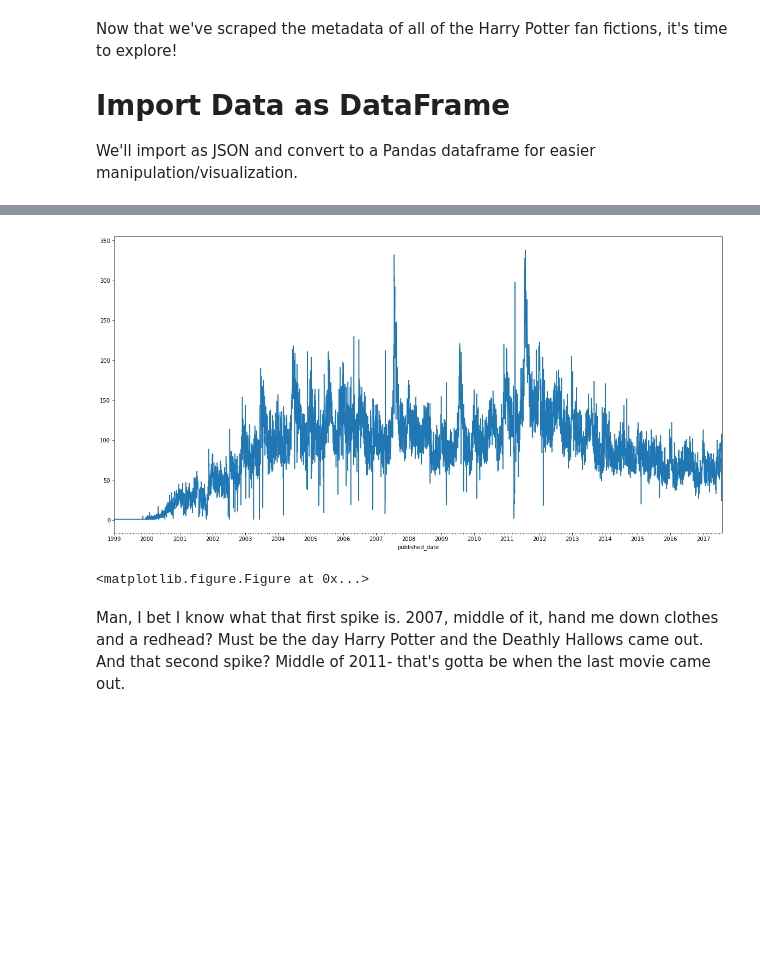
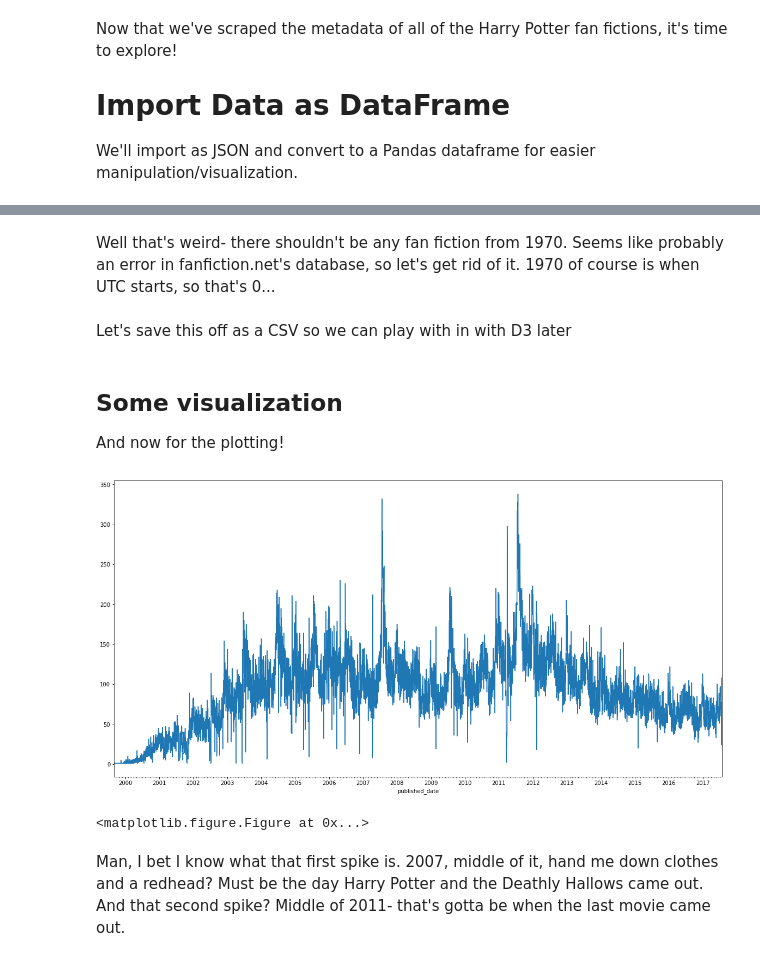
Before and after one commit to allisonking/fanfic-analysis, a Jupyter notebook: notebooks/Explore.ipynb, the cells around one changed output, grey strips where cells are left out. Saved outputs shown, nothing was run; the diff lists cells and outputs as text; code cells hidden in the pictures; blank space fills up the shorter version.

```diff
--- a/notebooks/Explore.ipynb
+++ b/notebooks/Explore.ipynb
@@ -59,0 +61,3 @@ max_year = datetime.datetime.strptime("2017-07-31", '%Y-%m-%d')
+# %%
+grouped = dev.groupby('published_date').published_date.count()
+grouped.head()
@@ -59,0 +72,8 @@ max_year = datetime.datetime.strptime("2017-07-31", '%Y-%m-%d')
+# %% [markdown]
+Well that's weird- there shouldn't be any fan fiction from 1970. Seems like probably an error in fanfiction.net's database, so let's get rid of it. 1970 of course is when UTC starts, so that's 0...
+# %%
+mistake = convertToDateTimeObj(0).date()
+
+grouped = grouped.drop(mistake)
+# %% [markdown]
+Let's save this off as a CSV so we can play with in with D3 later
@@ -60,31 +83,30 @@ max_year = datetime.datetime.strptime("2017-07-31", '%Y-%m-%d')
+# %% [markdown]
+## Some visualization
+And now for the plotting!
 # %%
 %matplotlib inline
 import matplotlib.pyplot as plt
 import matplotlib.dates as mdates
 plt.rcParams['figure.figsize'] = (20,10)
 
 # took the x axis tick labeling from https://matplotlib.org/devdocs/gallery/api/date.html
 years = mdates.YearLocator()   # every year
 months = mdates.MonthLocator()  # every month
 yearsFmt = mdates.DateFormatter('%Y')
 
-# group by published date and count number of fanfics
-published_grouped = dev.groupby('published_date').published_date.count()
+# plot!
+ax = grouped.plot()
 
-# plot!
-ax = published_grouped.plot()
-
-years.tick_values(min_year, max_year)
 # format
 ax.xaxis.set_major_locator(years)
 ax.xaxis.set_major_formatter(yearsFmt)
 ax.xaxis.set_minor_locator(months)
-ax.set_xlim(min_year, max_year)
+#ax.set_xlim(min_year, max_year)
 
 fig = plt.figure()
 fig.autofmt_xdate()
 # %% [output]
-[figure, old version]
+[figure, new version]
 <matplotlib.figure.Figure at 0x...>
 # %% [markdown]
 Man, I bet I know what that first spike is. 2007, middle of it, hand me down clothes and a redhead? Must be the day Harry Potter and the Deathly Hallows came out. And that second spike? Middle of 2011- that's gotta be when the last movie came out.
```
Also changed, not shown: parts of 7 cells of this notebook.
